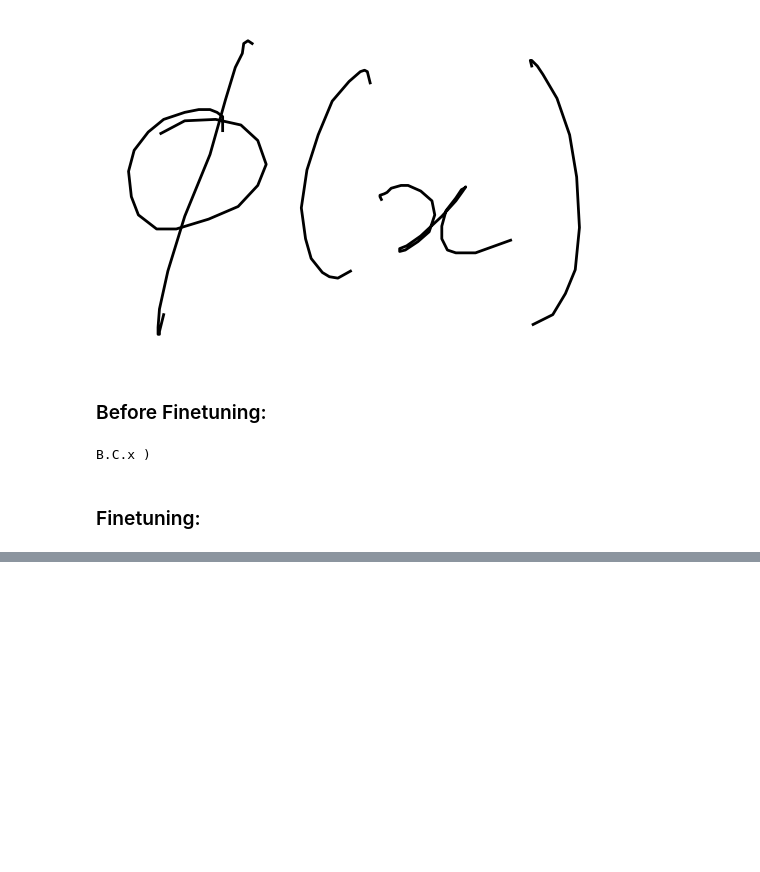
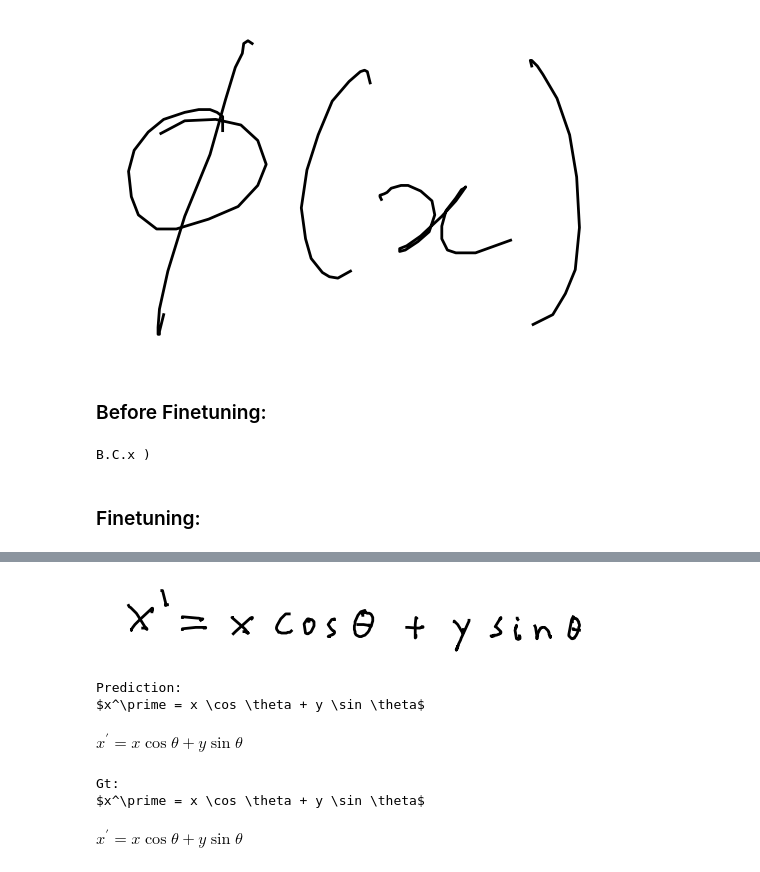
Before and after one commit to leonlenk/LaTeX_OCR, a Jupyter notebook: scripts/TrOCR.ipynb, the cells around one changed output, grey strips where cells are left out. Saved outputs shown, nothing was run; the diff lists cells and outputs as text; code cells hidden in the pictures; blank space fills up the shorter version.

```diff
--- a/scripts/TrOCR.ipynb
+++ b/scripts/TrOCR.ipynb
@@ -168,0 +181,29 @@ Validation loss: 0.28538521561476826
+# %%
+import random
+# Randomly select a validation image and caption
+idx = random.randint(0, len(val_ds.labels_val))
+img_name = os.path.join(val_ds.img_dir, val_ds.labels_val.iloc[idx, 1])
+image = Image.open(img_name).convert('RGB')
+caption = val_ds.labels_val.iloc[idx, 0]
+
+from IPython.display import display, Math, Latex
+# Show image
+display(image)
+
+pixel_values = processor(images = image, return_tensors="pt").pixel_values.to(device)
+out = model.generate(pixel_values, max_new_tokens = 256)
+print("Prediction:")
+pred = processor.decode(out[0], skip_special_tokens=True).replace("\\ ", "\\")
+print(pred)
+display(Math(pred))
+print("Gt:")
+print(caption)
+display(Math(caption))
+# %% [output]
+[figure, added]
+Prediction:
+$x^\prime = x \cos \theta + y \sin \theta$
+$\displaystyle x^\prime = x \cos \theta + y \sin \theta$
+Gt:
+$x^\prime = x \cos \theta + y \sin \theta$
+$\displaystyle x^\prime = x \cos \theta + y \sin \theta$
```
Also changed, not shown: parts of 4 cells of this notebook, 7 other files.
